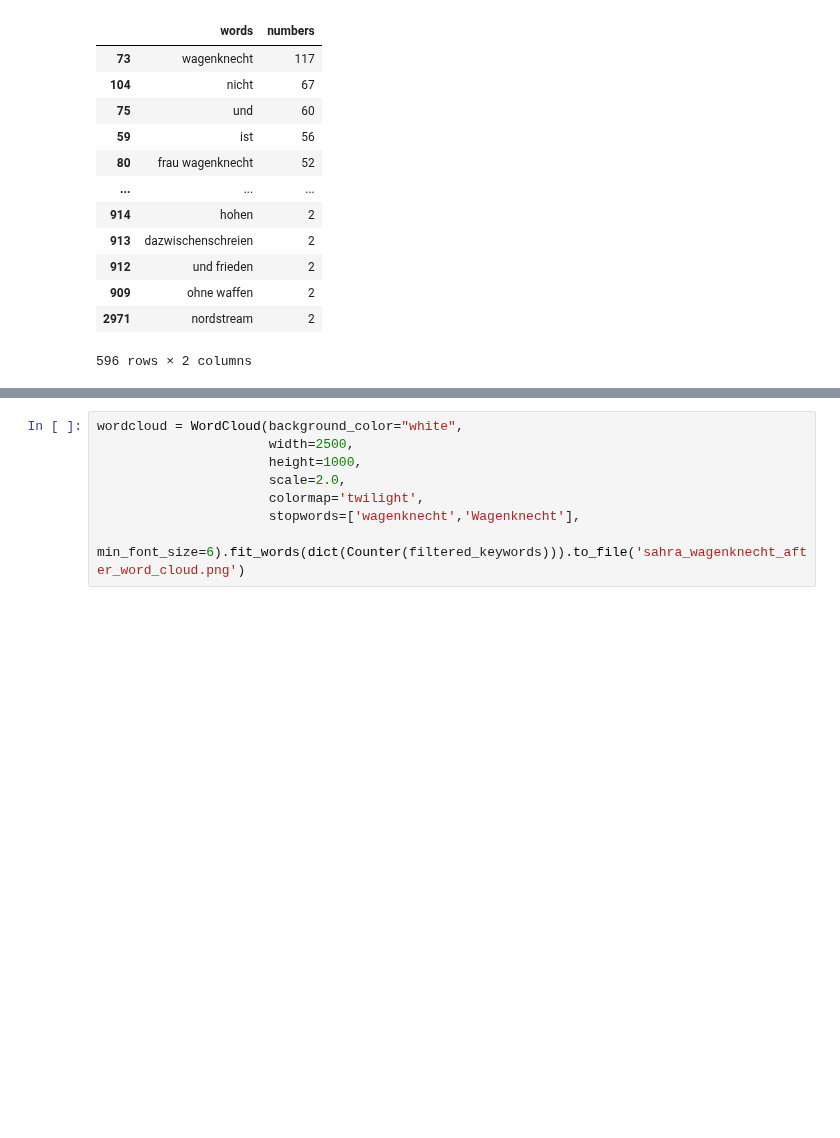
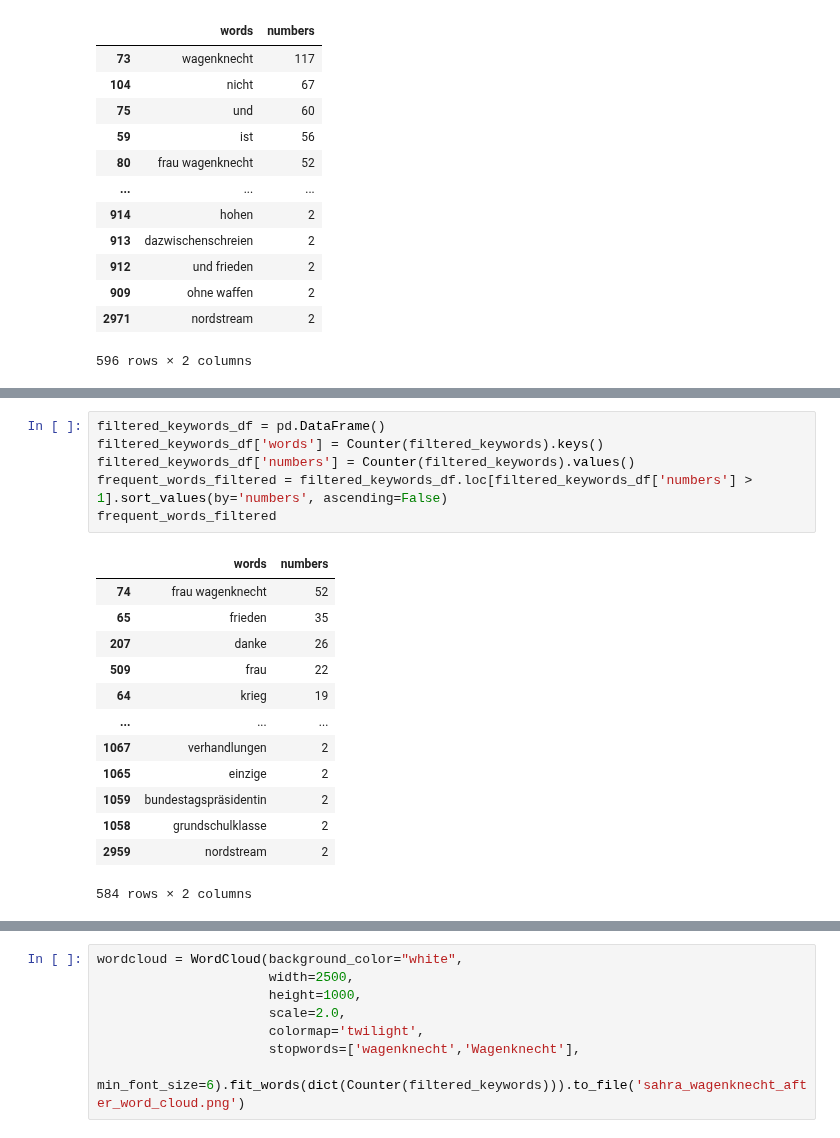
Before and after one commit to DataDivasCAU/DataDivas, a Jupyter notebook: quest 5/jupyter notebook/Sahra_Wagenknecht_Comments_wordCloud_A.ipynb, the cells around one changed output, grey strips where cells are left out. Drawn from its saved outputs; the diff is of its cells as text; blank space fills up the shorter version.

```diff
--- a/quest 5/jupyter notebook/Sahra_Wagenknecht_Comments_wordCloud_A.ipynb
+++ b/quest 5/jupyter notebook/Sahra_Wagenknecht_Comments_wordCloud_A.ipynb
@@ -141,3 +165,23 @@ filtered_words = ["Wagenknecht", "ich", "und", "nicht", "das", "ist", "zu", "der
 
 # Filter out words by lowercasing
 filtered_keywords = [w for w in flattened_keywords if w.lower() not in [fw.lower() for fw in filtered_words]]
+# %%
+filtered_keywords_df = pd.DataFrame()
+filtered_keywords_df['words'] = Counter(filtered_keywords).keys()
+filtered_keywords_df['numbers'] = Counter(filtered_keywords).values()
+frequent_words_filtered = filtered_keywords_df.loc[filtered_keywords_df['numbers'] > 1].sort_values(by='numbers', ascending=False)
+frequent_words_filtered
+# %% [output]
+|  | words | numbers |
+| 74 | frau wagenknecht | 52 |
+| 65 | frieden | 35 |
+| 207 | danke | 26 |
+| 509 | frau | 22 |
+| 64 | krieg | 19 |
+| ... | ... | ... |
+| 1067 | verhandlungen | 2 |
+| 1065 | einzige | 2 |
+| 1059 | bundestagspräsidentin | 2 |
+| 1058 | grundschulklasse | 2 |
+| 2959 | nordstream | 2 |
+584 rows × 2 columns
```
Also changed, not shown: parts of 7 cells of this notebook, 12 other files.
